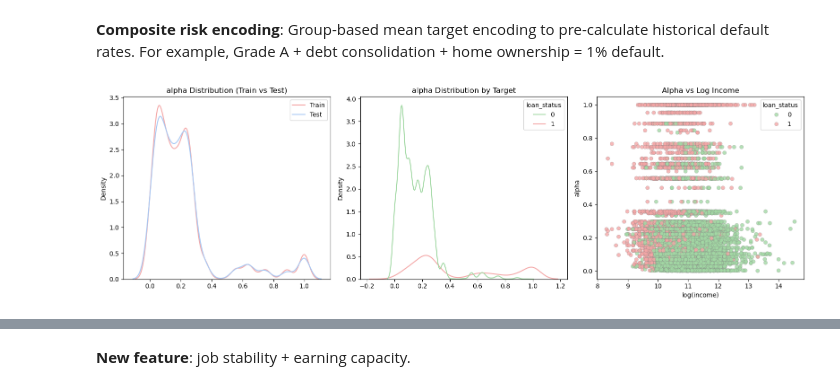
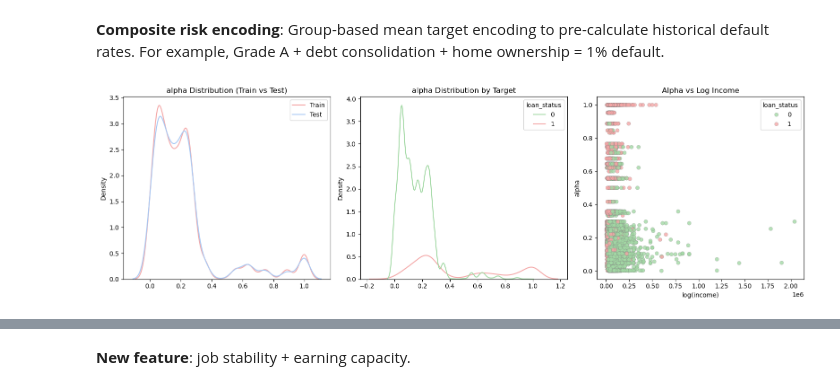
Before and after one commit to kgiannako/credit_risk_modelling, a Jupyter notebook: notebooks/credit-risk-model.ipynb, the cells around one changed output, grey strips where cells are left out. Saved outputs shown, nothing was run; the diff lists cells and outputs as text; code cells hidden in the pictures.

```diff
--- a/notebooks/credit-risk-model.ipynb
+++ b/notebooks/credit-risk-model.ipynb
@@ -1243,42 +1246,42 @@ green = '#A3D9A5'
 red = '#F4A6A6'
 blue = '#A6C8F4'
 
-# Ensure log_income exists
-if 'log_income' not in train_credit_data_df_cleaned_fA.columns:
-    train_credit_data_df_cleaned_fA['log_income'] = np.log1p(train_credit_data_df_cleaned_fA['person_income'])
+# Ensure person_income exists
+if 'person_income' not in train_credit_data_df_cleaned_fA.columns:
+    train_credit_data_df_cleaned_fA['person_income'] = np.log1p(train_credit_data_df_cleaned_fA['person_income'])
 
 # Set up the plots
 fig, ax = plt.subplots(1, 3, figsize=(16, 5))
 ax = ax.flatten()
 
 # Column to plot
 column = 'alpha'
 i = 0
 
 # KDE: Train vs Test
 sns.kdeplot(train_credit_data_df_cleaned_fA[column], label='Train', ax=ax[i], color=red)
 sns.kdeplot(X_test_df_cleaned_fA[column], label='Test', ax=ax[i], color=blue)
 ax[i].legend()
 ax[i].set_title(f'{column} Distribution (Train vs Test)')
 ax[i].set_xlabel(None)
 
 # KDE by TARGET
 i = 1
 sns.kdeplot(data=train_credit_data_df_cleaned_fA, x=column, label='alpha', hue=TARGET, ax=ax[i], palette={0: green, 1: red})
 ax[i].set_title(f'{column} Distribution by Target')
 ax[i].set_xlabel(None)
 
-# Scatter plot: log_income vs alpha
+# Scatter plot: person_income vs alpha
 i = 2
-sns.scatterplot(data=train_credit_data_df_cleaned_fA, x='log_income', y=column, hue=TARGET, palette={0: green, 1: red}, alpha=0.8, edgecolor='gray', linewidth=0.3)
+sns.scatterplot(data=train_credit_data_df_cleaned_fA, x='person_income', y=column, hue=TARGET, palette={0: green, 1: red}, alpha=0.8, edgecolor='gray', linewidth=0.3)
 ax[i].set_title(f'Alpha vs Log Income')
 ax[i].set_xlabel('log(income)')
 ax[i].set_ylabel('alpha')
 
 plt.tight_layout()
 plt.show()
 # %% [output]
-[figure, old version]
+[figure, new version]
 # %%
 train_credit_data_df_cleaned_fA.drop(['alpha'], axis=1, inplace=True)
 X_test_df_cleaned_fA.drop(['alpha'], axis=1, inplace=True)
```
Also changed, not shown: parts of 27 cells of this notebook.
